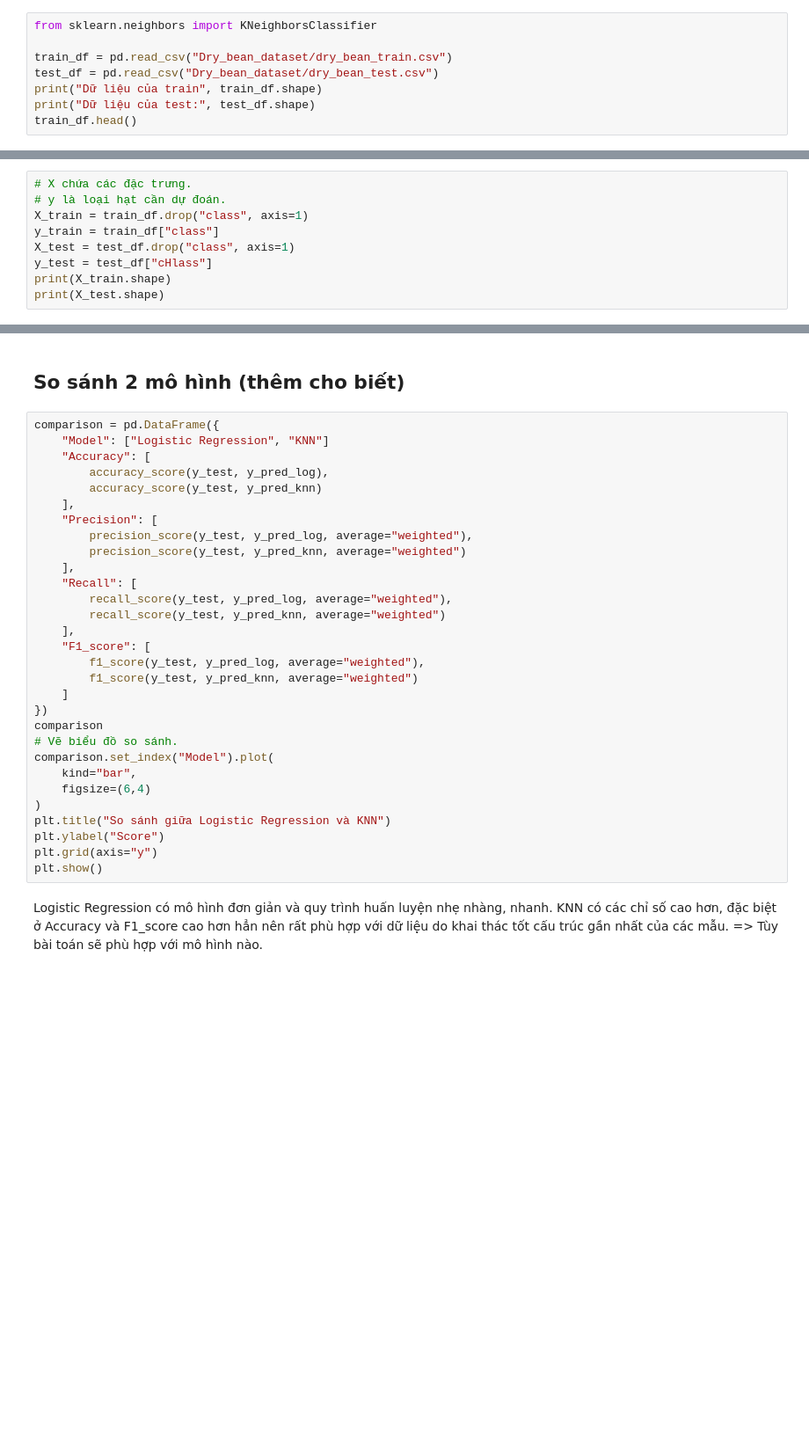
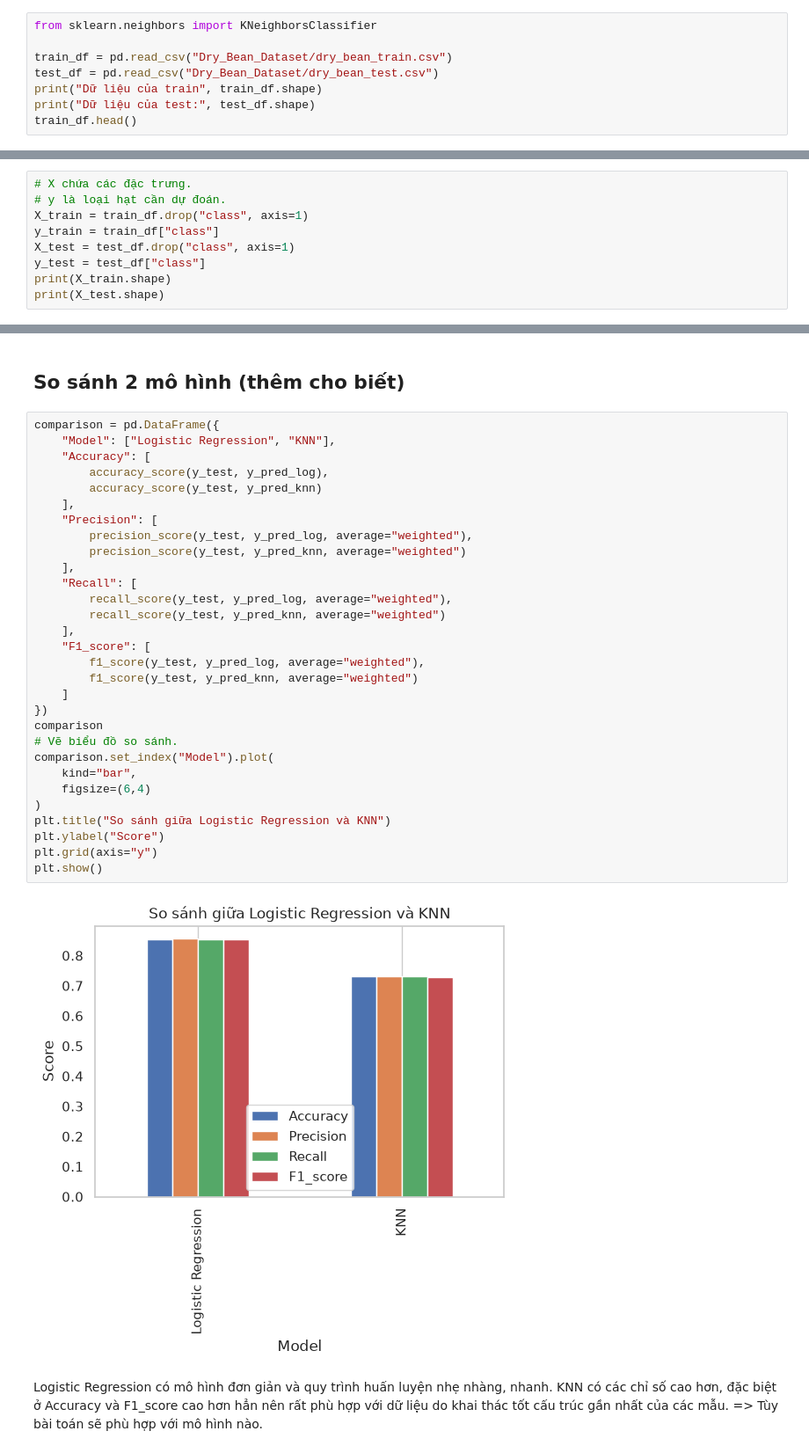
Before and after one commit to thao-cpu/mliot-pyml-2026-hw, a Jupyter notebook: week04/Homework_b7/LeNguyenLoanThaoBaiTapVeNha7.ipynb, the cells around one changed output, grey strips where cells are left out. Shown at 88% size. Cells and saved outputs as stored; diff of their text form; blank space fills up the shorter version.

```diff
--- a/week04/Homework_b7/LeNguyenLoanThaoBaiTapVeNha7.ipynb
+++ b/week04/Homework_b7/LeNguyenLoanThaoBaiTapVeNha7.ipynb
@@ -268,8 +268,8 @@ Dry_Bean_Dataset/
 # %%
 from sklearn.neighbors import KNeighborsClassifier
 
-train_df = pd.read_csv("Dry_bean_dataset/dry_bean_train.csv")
-test_df = pd.read_csv("Dry_bean_dataset/dry_bean_test.csv")
+train_df = pd.read_csv("Dry_Bean_Dataset/dry_bean_train.csv")
+test_df = pd.read_csv("Dry_Bean_Dataset/dry_bean_test.csv")
 print("Dữ liệu của train", train_df.shape)
 print("Dữ liệu của test:", test_df.shape)
 train_df.head()
@@ -279,6 +288,6 @@ train_df.head()
 X_train = train_df.drop("class", axis=1)
 y_train = train_df["class"]
 X_test = test_df.drop("class", axis=1)
-y_test = test_df["cHlass"]
+y_test = test_df["class"]
 print(X_train.shape)
 print(X_test.shape)
@@ -366,34 +427,36 @@ Mô hình phân loại dựa trên các mẫu lân cận gần nhất. Nếu d
 ## So sánh 2 mô hình (thêm cho biết)
 # %%
 comparison = pd.DataFrame({
-    "Model": ["Logistic Regression", "KNN"]
+    "Model": ["Logistic Regression", "KNN"],
     "Accuracy": [
         accuracy_score(y_test, y_pred_log),
         accuracy_score(y_test, y_pred_knn)
     ],
     "Precision": [
         precision_score(y_test, y_pred_log, average="weighted"),
         precision_score(y_test, y_pred_knn, average="weighted")
     ],
     "Recall": [
         recall_score(y_test, y_pred_log, average="weighted"),
         recall_score(y_test, y_pred_knn, average="weighted")
     ],
     "F1_score": [
         f1_score(y_test, y_pred_log, average="weighted"),
         f1_score(y_test, y_pred_knn, average="weighted")
     ]
 })
 comparison
 # Vẽ biểu đồ so sánh.
 comparison.set_index("Model").plot(
     kind="bar",
     figsize=(6,4)
 )
 plt.title("So sánh giữa Logistic Regression và KNN")
 plt.ylabel("Score")
 plt.grid(axis="y")
 plt.show()
+# %% [output]
+[figure, added]
 # %% [markdown]
 Logistic Regression có mô hình đơn giản và quy trình huấn luyện nhẹ nhàng, nhanh.
 KNN có các chỉ số cao hơn, đặc biệt ở Accuracy và F1_score cao hơn hẳn nên rất phù hợp với dữ liệu do khai thác tốt cấu trúc gần nhất của các mẫu.
```
Also changed, not shown: parts of 8 cells of this notebook.
